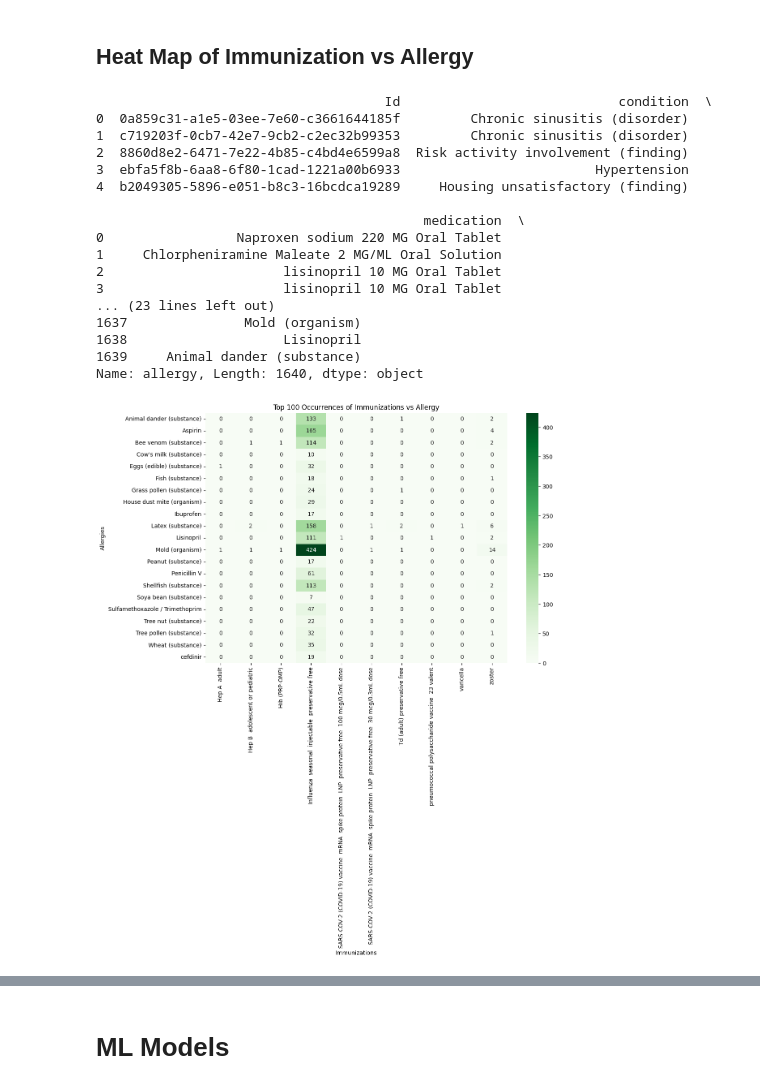
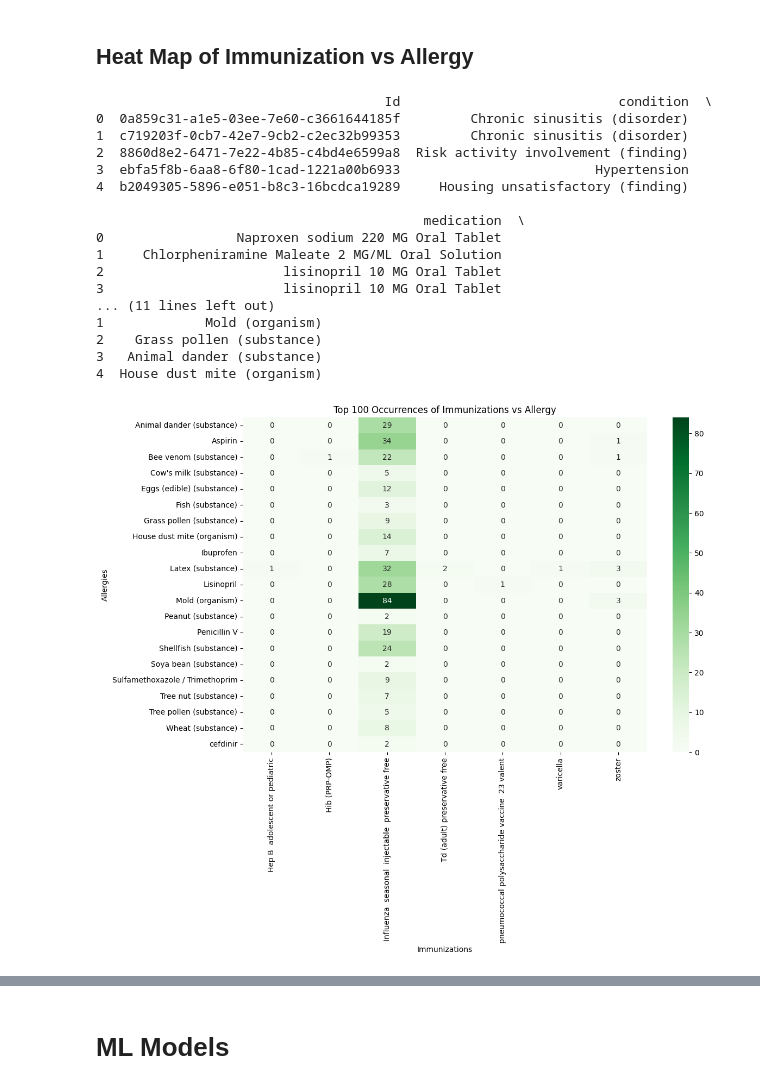
Before and after one commit to dhyanashri-raman/allergy-prediction-model, a Jupyter notebook: analysis.ipynb, the cells around one changed output, grey strips where cells are left out. Cells and saved outputs as stored; diff of their text form; code cells hidden in the pictures.

```diff
--- a/analysis.ipynb
+++ b/analysis.ipynb
@@ -308,11 +312,17 @@ plt.show()
 # %%
 import pandas as pd
 
-allergies = pd.read_csv('/content/drive/MyDrive/Colab Notebooks/healthcareManagementSystem/allergies.csv')
-conditions = pd.read_csv('/content/drive/MyDrive/Colab Notebooks/healthcareManagementSystem/conditions.csv')
-immunizations = pd.read_csv('/content/drive/MyDrive/Colab Notebooks/healthcareManagementSystem/immunizations.csv')
-patients = pd.read_csv('/content/drive/MyDrive/Colab Notebooks/healthcareManagementSystem/patients.csv')
-medications = pd.read_csv('/content/drive/MyDrive/Colab Notebooks/healthcareManagementSystem/medications.csv')
+# allergies = pd.read_csv('/content/drive/MyDrive/Colab Notebooks/healthcareManagementSystem/allergies.csv')
+# conditions = pd.read_csv('/content/drive/MyDrive/Colab Notebooks/healthcareManagementSystem/conditions.csv')
+# immunizations = pd.read_csv('/content/drive/MyDrive/Colab Notebooks/healthcareManagementSystem/immunizations.csv')
+# patients = pd.read_csv('/content/drive/MyDrive/Colab Notebooks/healthcareManagementSystem/patients.csv')
+# medications = pd.read_csv('/content/drive/MyDrive/Colab Notebooks/healthcareManagementSystem/medications.csv')
+
+allergies = pd.read_csv('allergies.csv')
+conditions = pd.read_csv('conditions.csv')
+immunizations = pd.read_csv('immunizations.csv')
+patients = pd.read_csv('patients.csv')
+medications = pd.read_csv('medications.csv')
 
 # removing duplicates
 new_allergies = allergies.drop_duplicates(subset=['PATIENT'], keep='first')
@@ -347,39 +357,39 @@ import matplotlib.pyplot as plt
 cross_tab = pd.crosstab(index=data['immunization'], columns=data['allergy'])
 
 top_100 = cross_tab.unstack().sort_values(ascending=False)[:100]
 
 top_100_immunizations = top_100.index.get_level_values('immunization').tolist()
 top_100_allergies = top_100.index.get_level_values('allergy').tolist()
 
 filtered_data = data[(data['immunization'].isin(top_100_immunizations)) & (data['allergy'].isin(top_100_allergies))]
 
 filtered_cross_tab = pd.crosstab(index=filtered_data['allergy'], columns=filtered_data['immunization'])
 
 plt.figure(figsize=(12, 8))
 sns.heatmap(filtered_cross_tab, annot=True, cmap='Greens', fmt='g')
 plt.title('Top 100 Occurrences of Immunizations vs Allergy')
 plt.xlabel('Immunizations')
 plt.ylabel('Allergies')
 plt.show()
 # %% [output]
                                      Id                            condition  \
 0  0a859c31-a1e5-03ee-7e60-c3661644185f         Chronic sinusitis (disorder)
 1  c719203f-0cb7-42e7-9cb2-c2ec32b99353         Chronic sinusitis (disorder)
 2  8860d8e2-6471-7e22-4b85-c4bd4e6599a8  Risk activity involvement (finding)
 3  ebfa5f8b-6aa8-6f80-1cad-1221a00b6933                         Hypertension
 4  b2049305-5896-e051-b8c3-16bcdca19289     Housing unsatisfactory (finding)
 
                                           medication  \
 0                 Naproxen sodium 220 MG Oral Tablet
 1     Chlorpheniramine Maleate 2 MG/ML Oral Solution
 2                       lisinopril 10 MG Oral Tablet
 3                       lisinopril 10 MG Oral Tablet
-... (23 lines left out)
-1637               Mold (organism)
-1638                    Lisinopril
-1639     Animal dander (substance)
-Name: allergy, Length: 1640, dtype: object
+... (11 lines left out)
+1             Mold (organism)
+2    Grass pollen (substance)
+3   Animal dander (substance)
+4  House dust mite (organism)
-[figure, old version]
+[figure, new version]
 # %%
 from google.colab import drive
 drive.mount('/content/drive')
```
Also changed, not shown: parts of 14 cells of this notebook.
